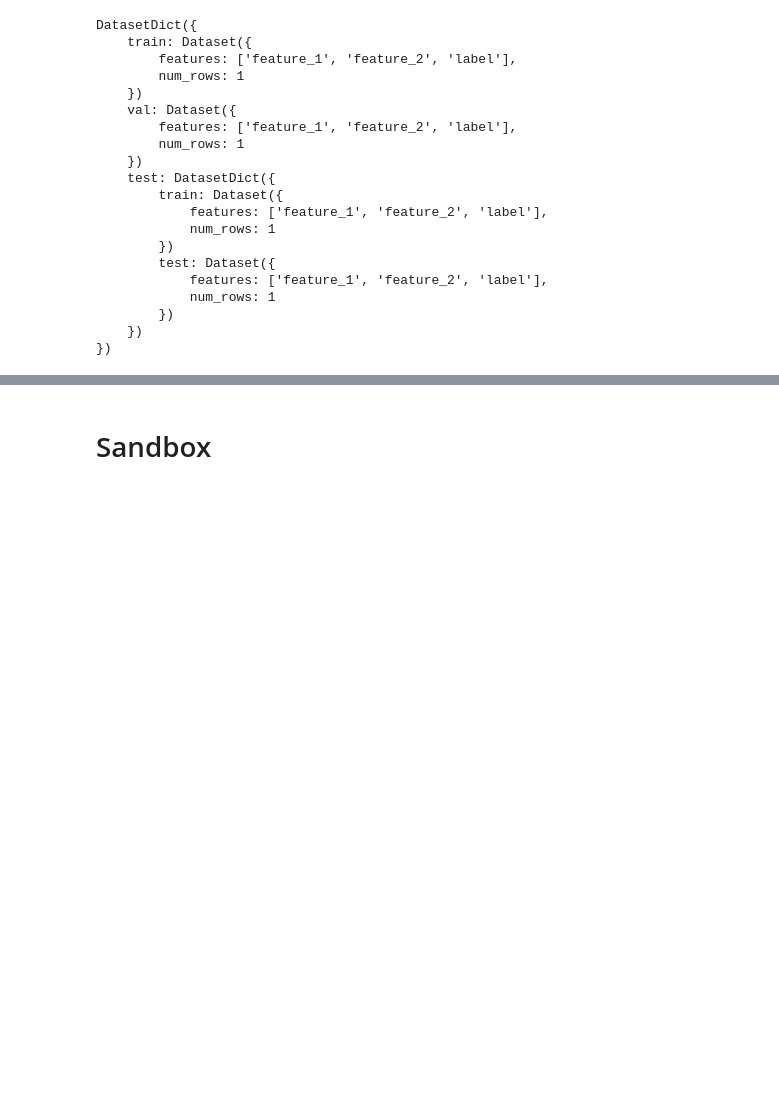
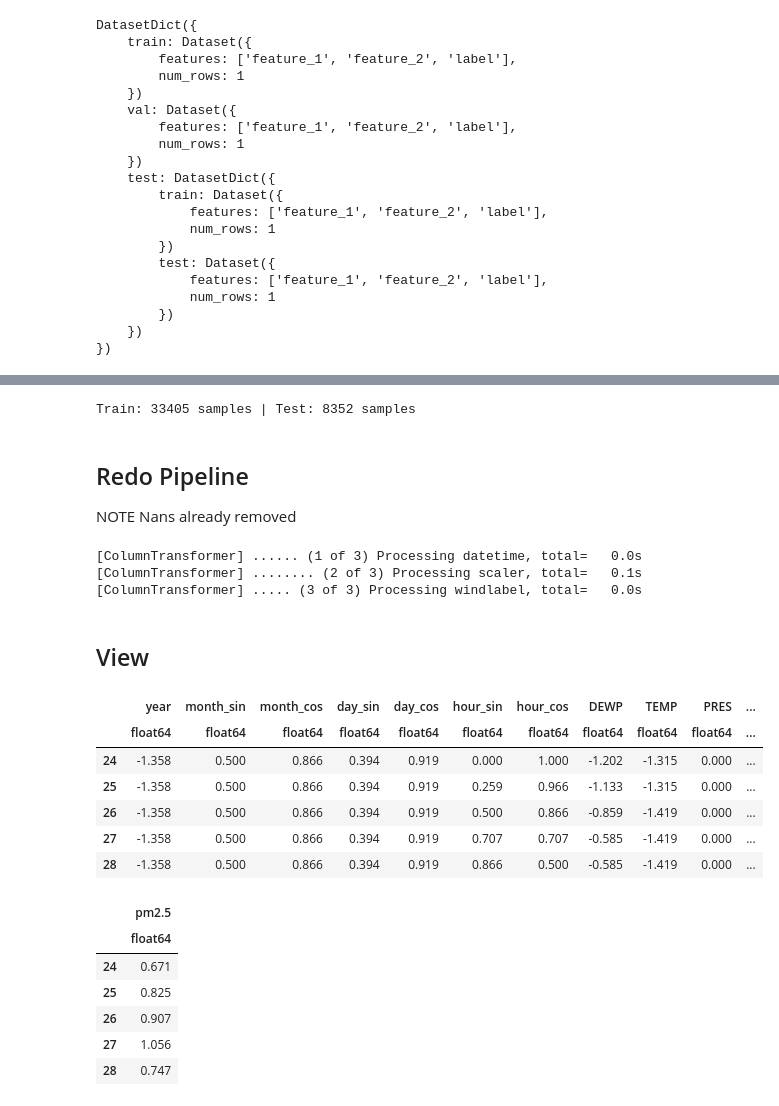
Before and after one commit to akseldkw07/kretsinger, a Jupyter notebook: kret_torch_utils/notebooks/torch_datasets.ipynb, the cells around one changed output, grey strips where cells are left out. Drawn from its saved outputs; the diff is of its cells as text; code cells hidden in the pictures; blank space fills up the shorter version.

```diff
--- a/kret_torch_utils/notebooks/torch_datasets.ipynb
+++ b/kret_torch_utils/notebooks/torch_datasets.ipynb
@@ -175,0 +236,14 @@ Features: {'sentence': Value('string'), 'label': ClassLabel(names=['unacceptable
+# %%
+# CRITICAL: Split BEFORE normalization to avoid data leakage
+split_idx = int(0.8 * len(X_no_nans))
+X_train_raw = X_no_nans.iloc[:split_idx]
+X_test_raw = X_no_nans.iloc[split_idx:]
+y_train_raw = y_no_nans.iloc[:split_idx]
+y_test_raw = y_no_nans.iloc[split_idx:]
+print(f"Train: {len(X_train_raw)} samples | Test: {len(X_test_raw)} samples")
+# %% [output]
+Train: 33405 samples | Test: 8352 samples
+# %% [markdown]
+## Redo Pipeline
+
+NOTE Nans already removed
@@ -176,2 +254,50 @@ Features: {'sentence': Value('string'), 'label': ClassLabel(names=['unacceptable
+# %%
+date_time_normalizer = DateTimeSinCosNormalizer(
+    datetime_cols={"month": 12, "day": 31, "hour": 24}
+)  # Normalize 'month' and 'hour' columns
+power_transformer = PowerTransformer(method="yeo-johnson", standardize=True)
+
+wind_encoder = OrdinalEncoder()
+
+column_transform = ColumnTransformer(
+    transformers=[
+        ("datetime", date_time_normalizer, date_cols),
+        ("scaler", power_transformer, float_cols),
+        ("windlabel", wind_encoder, wind_cols),
+    ],
+    remainder="passthrough",
+    verbose_feature_names_out=False,
+    verbose=True,
+)
+# %%
+pipeline_x = PipelinePD(steps=[("column_transform", column_transform)])
+pipeline_y = PipelinePD(steps=[("scaler", power_transformer)])
+# %%
+X_train_cleaned = UKS_NP_PD.move_columns(pipeline_x.fit_transform_df(X_train_raw), ["year"], ["pm2.5", "cbwd"])
+X_test_cleaned = UKS_NP_PD.move_columns(pipeline_x.transform_df(X_test_raw), ["year"], ["pm2.5", "cbwd"])
+# %% [output]
+[ColumnTransformer] ...... (1 of 3) Processing datetime, total=   0.0s
+[ColumnTransformer] ........ (2 of 3) Processing scaler, total=   0.1s
+[ColumnTransformer] ..... (3 of 3) Processing windlabel, total=   0.0s
+# %%
+y_train_cleaned = pipeline_y.fit_transform_df(y_train_raw)
+y_test_cleaned = pipeline_y.transform_df(y_test_raw)
 # %% [markdown]
-# Sandbox
+## View
+# %%
+UKS_NP_PD.dtt([X_train_cleaned, y_train_cleaned], how="head")
+# %% [output]
+|  | year | month_sin | month_cos | day_sin | day_cos | hour_sin | hour_cos | DEWP | TEMP | PRES | ... |
+|  | float64 | float64 | float64 | float64 | float64 | float64 | float64 | float64 | float64 | float64 | ... |
+| 24 | -1.358 | 0.500 | 0.866 | 0.394 | 0.919 | 0.000 | 1.000 | -1.202 | -1.315 | 0.000 | ... |
+| 25 | -1.358 | 0.500 | 0.866 | 0.394 | 0.919 | 0.259 | 0.966 | -1.133 | -1.315 | 0.000 | ... |
+| 26 | -1.358 | 0.500 | 0.866 | 0.394 | 0.919 | 0.500 | 0.866 | -0.859 | -1.419 | 0.000 | ... |
+| 27 | -1.358 | 0.500 | 0.866 | 0.394 | 0.919 | 0.707 | 0.707 | -0.585 | -1.419 | 0.000 | ... |
+| 28 | -1.358 | 0.500 | 0.866 | 0.394 | 0.919 | 0.866 | 0.500 | -0.585 | -1.419 | 0.000 | ... |
+|  | pm2.5 |
+|  | float64 |
+| 24 | 0.671 |
+| 25 | 0.825 |
+| 26 | 0.907 |
+| 27 | 1.056 |
+| 28 | 0.747 |
```
Also changed, not shown: parts of 24 cells of this notebook, 8 other files.
